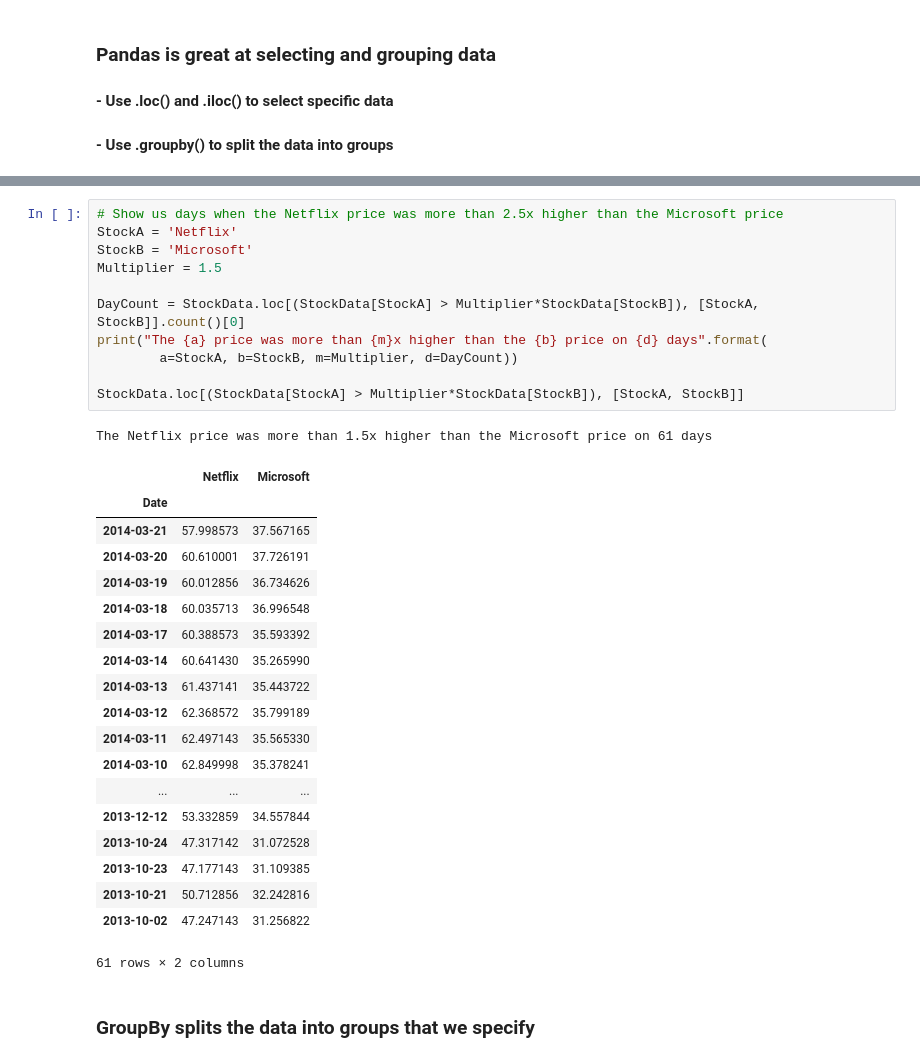
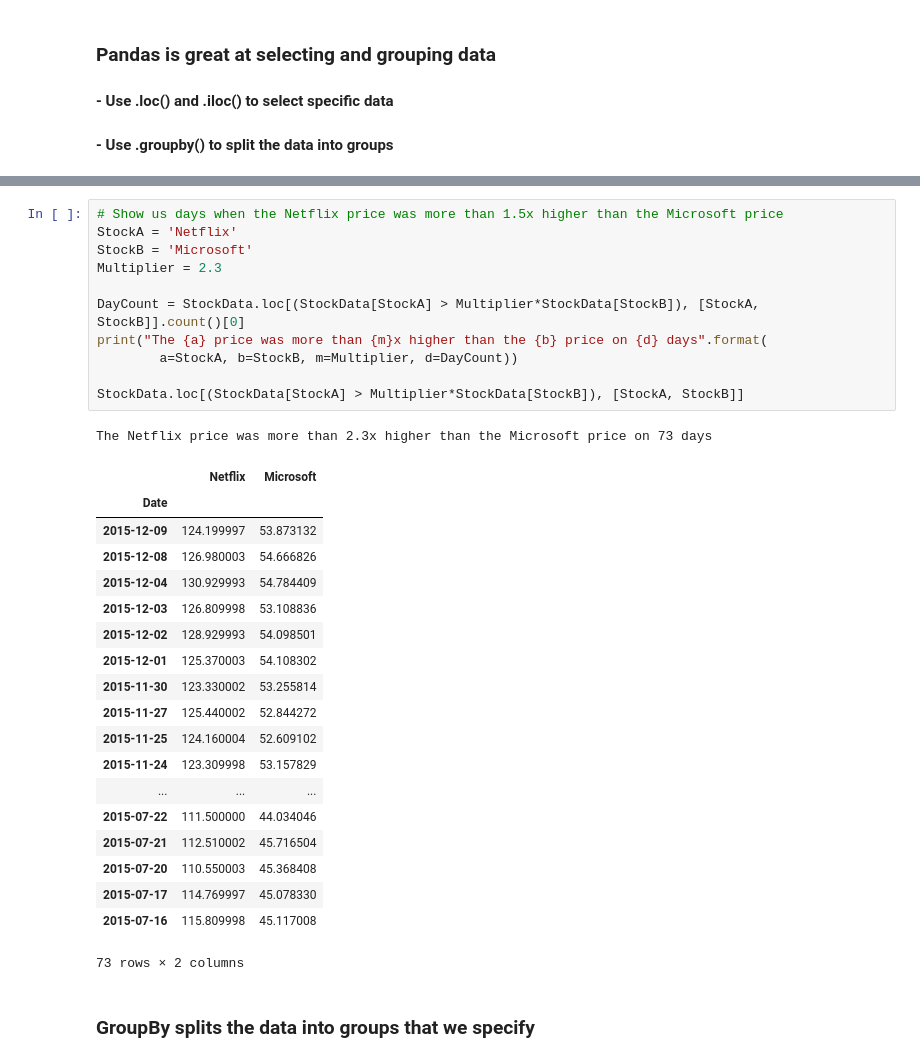
Before and after one commit to ramhiser/austin-deep-learning-meetup, a Jupyter notebook: talks/2016-10-18-data-munging/Data Munging.ipynb, the cells around one changed output, grey strips where cells are left out. Cells and saved outputs as stored; diff of their text form.

```diff
--- a/talks/2016-10-18-data-munging/Data Munging.ipynb
+++ b/talks/2016-10-18-data-munging/Data Munging.ipynb
@@ -615,35 +660,35 @@ Series([], Name: Twitter, dtype: float64)
 # %%
-# Show us days when the Netflix price was more than 2.5x higher than the Microsoft price
+# Show us days when the Netflix price was more than 1.5x higher than the Microsoft price
 StockA = 'Netflix'
 StockB = 'Microsoft'
-Multiplier = 1.5
+Multiplier = 2.3
 
 DayCount = StockData.loc[(StockData[StockA] > Multiplier*StockData[StockB]), [StockA, StockB]].count()[0]
 print("The {a} price was more than {m}x higher than the {b} price on {d} days".format(
         a=StockA, b=StockB, m=Multiplier, d=DayCount))
 
 StockData.loc[(StockData[StockA] > Multiplier*StockData[StockB]), [StockA, StockB]]
 # %% [output]
-The Netflix price was more than 1.5x higher than the Microsoft price on 61 days
+The Netflix price was more than 2.3x higher than the Microsoft price on 73 days
 |  | Netflix | Microsoft |
 | Date |  |  |
-| 2014-03-21 | 57.998573 | 37.567165 |
-| 2014-03-20 | 60.610001 | 37.726191 |
-| 2014-03-19 | 60.012856 | 36.734626 |
-| 2014-03-18 | 60.035713 | 36.996548 |
-| 2014-03-17 | 60.388573 | 35.593392 |
-| 2014-03-14 | 60.641430 | 35.265990 |
-| 2014-03-13 | 61.437141 | 35.443722 |
-| 2014-03-12 | 62.368572 | 35.799189 |
-| 2014-03-11 | 62.497143 | 35.565330 |
-| 2014-03-10 | 62.849998 | 35.378241 |
+| 2015-12-09 | 124.199997 | 53.873132 |
+| 2015-12-08 | 126.980003 | 54.666826 |
+| 2015-12-04 | 130.929993 | 54.784409 |
+| 2015-12-03 | 126.809998 | 53.108836 |
+| 2015-12-02 | 128.929993 | 54.098501 |
+| 2015-12-01 | 125.370003 | 54.108302 |
+| 2015-11-30 | 123.330002 | 53.255814 |
+| 2015-11-27 | 125.440002 | 52.844272 |
+| 2015-11-25 | 124.160004 | 52.609102 |
+| 2015-11-24 | 123.309998 | 53.157829 |
 | ... | ... | ... |
-| 2013-12-12 | 53.332859 | 34.557844 |
-| 2013-10-24 | 47.317142 | 31.072528 |
-| 2013-10-23 | 47.177143 | 31.109385 |
-| 2013-10-21 | 50.712856 | 32.242816 |
-| 2013-10-02 | 47.247143 | 31.256822 |
+| 2015-07-22 | 111.500000 | 44.034046 |
+| 2015-07-21 | 112.510002 | 45.716504 |
+| 2015-07-20 | 110.550003 | 45.368408 |
+| 2015-07-17 | 114.769997 | 45.078330 |
+| 2015-07-16 | 115.809998 | 45.117008 |
-61 rows × 2 columns
+73 rows × 2 columns
 # %% [markdown]
 ### GroupBy splits the data into groups that we specify
 # %%
```
Also changed, not shown: parts of 67 cells of this notebook, 1 other file.
